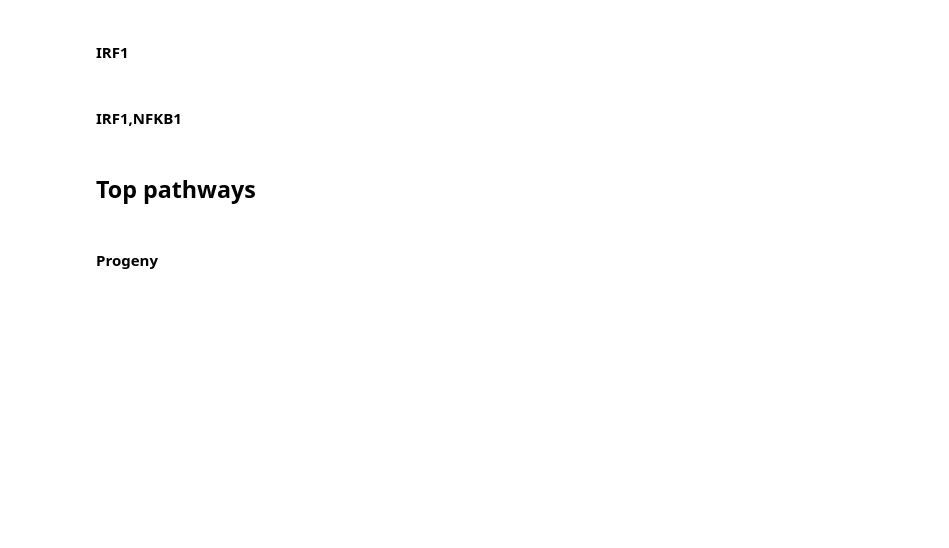
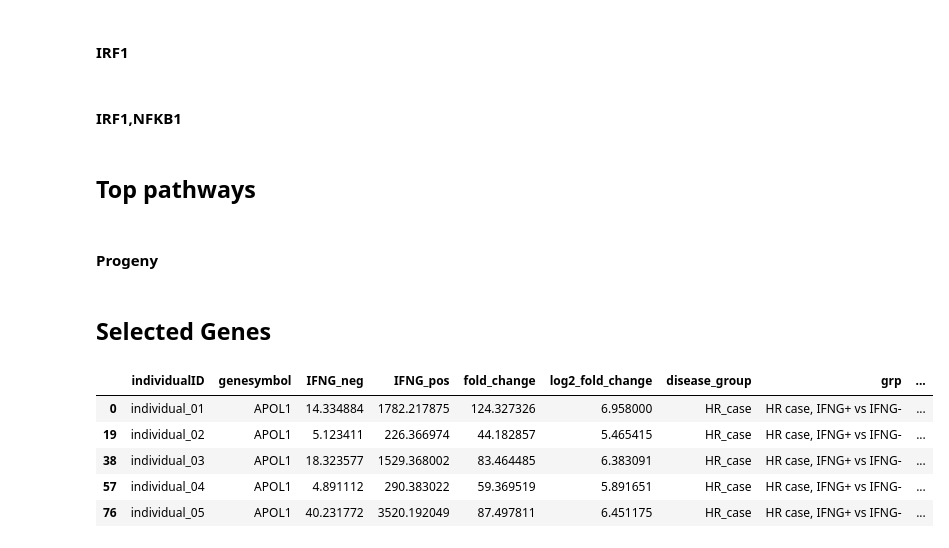
Before and after one commit to saezlab/olabisi, a Jupyter notebook: workflow/scripts/DEA/funcomics_ulm.ipynb, the cells around one changed output. Saved outputs shown, nothing was run; the diff lists cells and outputs as text; code cells hidden in the pictures; blank space fills up the shorter version.

```diff
--- a/workflow/scripts/DEA/funcomics_ulm.ipynb
+++ b/workflow/scripts/DEA/funcomics_ulm.ipynb
@@ -551,6 +569,9 @@ plt.close()
 # plt.close()
 # %% [markdown]
 #### **IRF1,NFKB1**
+# %%
+# mapping between geneset and output name to save table to recreate figure
+out_dict={'IRF1':out_tab_collectri_IRF1,'NFKB1':out_tab_collectri_NFKB1}
 # %%
 # top TFs
 mask=((df_enrich['padj']<0.05) & (df_enrich['gene_set']=='collectri'))
@@ -595,6 +616,10 @@ for geneset in select_geneset: # TF / progeny pathway
     ptab['p_title']=[f"{a}\nStat: {round(float(b),2)}\nPadj: {c}" for a,b,c in zip(ptab['genesymbol'],ptab['stat'],ptab['padj'])]
     ptab['p_title']=ptab['p_title'].astype('category').cat.reorder_categories(ptab['p_title'].unique(), ordered=True)
 
+    ## save table with data to recreate plot
+    ptab.to_csv(out_dict[geneset],sep='\t')
+
+
     # make plot -----------------------------------------------------------------
     # (boxplot)
 
@@ -638,6 +663,14 @@ for geneset in select_geneset: # TF / progeny pathway
 ## Top pathways
 # %% [markdown]
 #### **Progeny**
+# %%
+# mapping between geneset and output name to save table to recreate figure
+out_dict={
+    'Hypoxia':out_tab_progeny_hypoxia,
+    'NFkB':out_tab_progeny_NFKB,
+    'TNFa':out_tab_progeny_TNFa,
+    'JAK-STAT':out_tab_progeny_JAKSTAT
+}
 # %%
 # top TFs
 mask=((df_enrich['padj']<0.05) & (df_enrich['gene_set']=='progeny'))
@@ -682,6 +715,10 @@ for geneset in select_geneset: # TF / progeny pathway
     ptab['p_title']=[f"{a}\nStat: {round(float(b),2)}\nPadj: {c}" for a,b,c in zip(ptab['genesymbol'],ptab['stat'],ptab['padj'])]
     ptab['p_title']=ptab['p_title'].astype('category').cat.reorder_categories(ptab['p_title'].unique(), ordered=True)
 
+    ## save table with data to recreate plot
+    if geneset in out_dict.keys():
+        ptab.to_csv(out_dict[geneset],sep='\t')
+
     # make plot -----------------------------------------------------------------
     # (boxplot)
 
@@ -717,3 +754,46 @@ for geneset in select_geneset: # TF / progeny pathway
     p.save(out_plots / f"progeny_topTargets_{geneset}.png", width=w, height=h, limitsize=False)
     p.save(out_plots / f"progeny_topTargets_{geneset}.pdf", width=w, height=h, limitsize=False)
     plt.close()
+# %% [markdown]
+## Selected Genes
+# %%
+## prepare data for plot
+
+select_features=[
+    "APOL1", "APOL6", "IRF1", "STAT1", "STAT2", "STAT3",
+    "IRF2", "IRF8", "IRF9", "CCL2", "CXCL9", "CXCL10",
+    "CXCL11", "ICAM1", "IDO1", "GBP1", "PSMB9", "TMEM140", "CTSS",
+]
+
+## prepare plot tab
+ptab=(
+    df_log2fc[df_log2fc['genesymbol'].isin(select_features)].copy().
+    merge(adata.obs[adata.obs['condition_group']=='IFNG_pos'].reset_index()[['individualID','disease_group']],on='individualID',how='left')
+)
+### factors
+col_dict={'HR_case':'HR case, IFNG+ vs IFNG-', 'HR_control':'HR control, IFNG+ vs IFNG-'}
+ptab['grp']=ptab['disease_group'].map(col_dict)
+ptab['grp']=ptab['grp'].astype('category').cat.reorder_categories(['HR case, IFNG+ vs IFNG-', 'HR control, IFNG+ vs IFNG-'],ordered=True)
+ptab['genesymbol']=ptab['genesymbol'].astype('category').cat.reorder_categories(select_features,ordered=True)
+ptab=ptab.sort_values(by=['genesymbol','grp'])
+
+## add stat and padj
+cols=['stat','padj']
+for col in cols:
+    col_dict={x:y for x,y in zip(deg['genesymbol'],deg[col])}
+    ptab[col]=ptab['genesymbol'].map(col_dict)
+ptab['padj']=['{:.2e}'.format(x) for x in ptab['padj']]
+ptab['p_title']=[f"{a}\nStat: {round(float(b),2)}\nPadj: {c}" for a,b,c in zip(ptab['genesymbol'],ptab['stat'],ptab['padj'])]
+ptab['p_title']=ptab['p_title'].astype('category').cat.reorder_categories(ptab['p_title'].unique(), ordered=True)
+
+## save table with data to recreate plot
+ptab.to_csv(out_tab_customGenes,sep='\t')
+
+ptab.head()
+# %% [output]
+|  | individualID | genesymbol | IFNG_neg | IFNG_pos | fold_change | log2_fold_change | disease_group | grp | ... |
+| 0 | individual_01 | APOL1 | 14.334884 | 1782.217875 | 124.327326 | 6.958000 | HR_case | HR case, IFNG+ vs IFNG- | ... |
+| 19 | individual_02 | APOL1 | 5.123411 | 226.366974 | 44.182857 | 5.465415 | HR_case | HR case, IFNG+ vs IFNG- | ... |
+| 38 | individual_03 | APOL1 | 18.323577 | 1529.368002 | 83.464485 | 6.383091 | HR_case | HR case, IFNG+ vs IFNG- | ... |
+| 57 | individual_04 | APOL1 | 4.891112 | 290.383022 | 59.369519 | 5.891651 | HR_case | HR case, IFNG+ vs IFNG- | ... |
+| 76 | individual_05 | APOL1 | 40.231772 | 3520.192049 | 87.497811 | 6.451175 | HR_case | HR case, IFNG+ vs IFNG- | ... |
```
Also changed, not shown: parts of 4 cells of this notebook, 1 other file.
